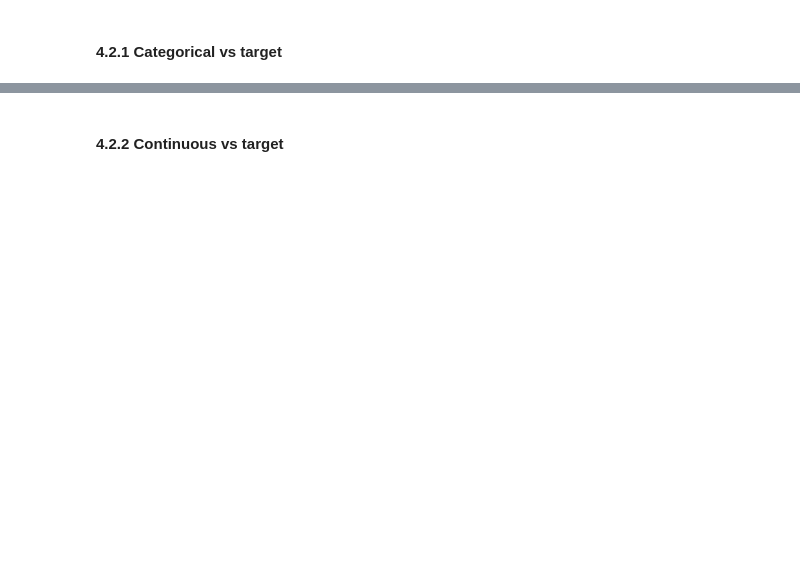
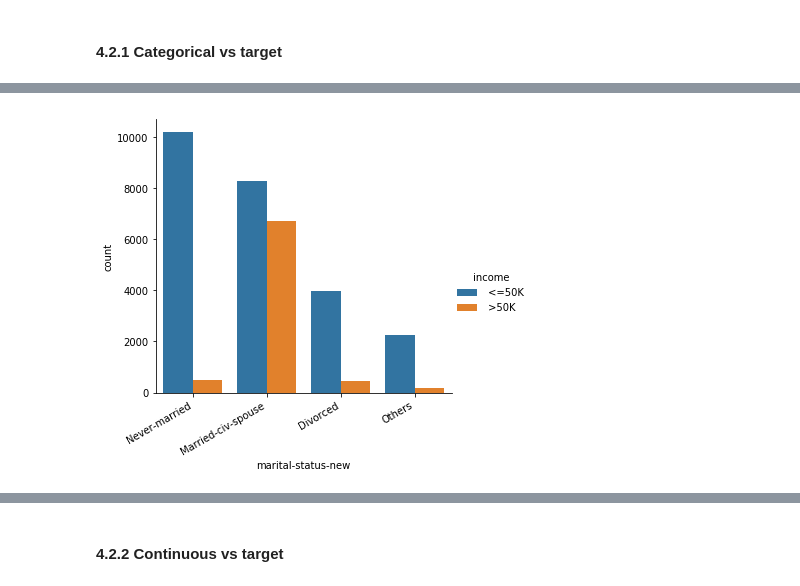
Before and after one commit to agarwal-peeush/ml-hello-world, a Jupyter notebook: Census-income/Census_income_classification.ipynb, the cells around one changed output, grey strips where cells are left out. Saved outputs shown, nothing was run; the diff lists cells and outputs as text; code cells hidden in the pictures; blank space fills up the shorter version.

```diff
--- a/Census-income/Census_income_classification.ipynb
+++ b/Census-income/Census_income_classification.ipynb
@@ -501,0 +521,7 @@ continuous_cols = ['age', 'final-wt', 'education-num']
+# %%
+# marital-status-new vs income
+
+ax = sns.catplot(x='marital-status-new', hue='income', kind='count', data=train, orient="h")
+ax.fig.autofmt_xdate()
+# %% [output]
+[figure, added]
```
Also changed, not shown: parts of 20 cells of this notebook.
